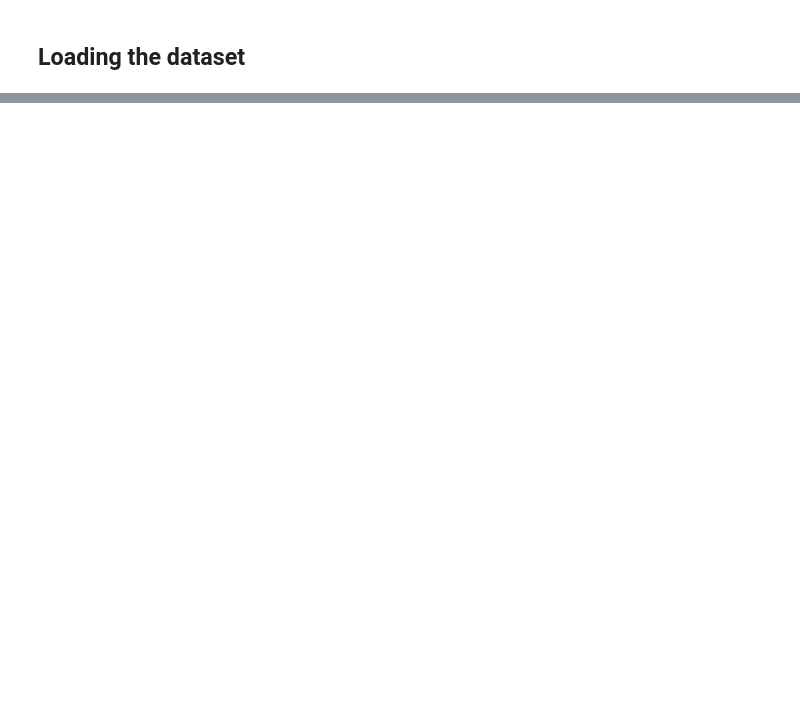
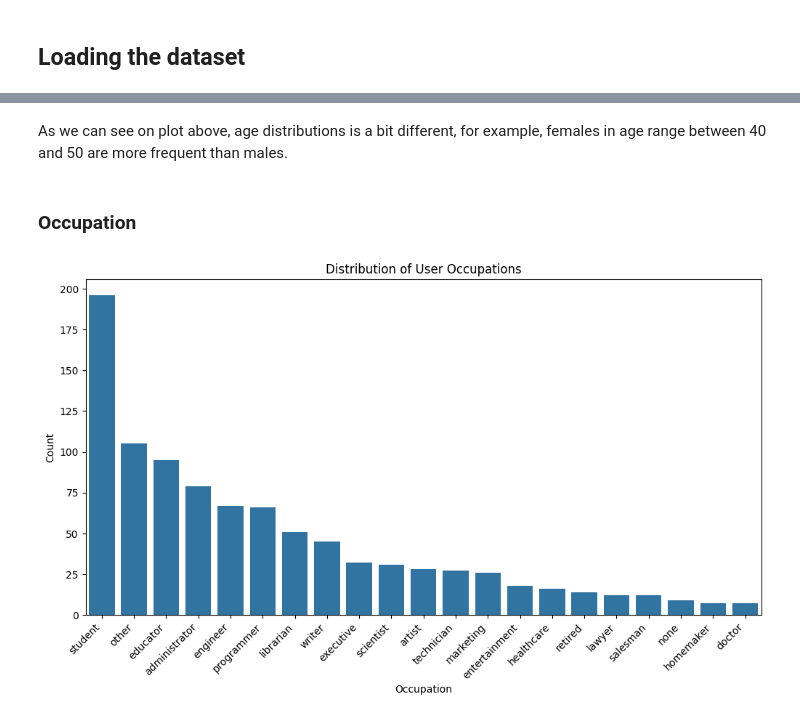
Before and after one commit to eivankin/movie-recommender-system, a Jupyter notebook: notebooks/1.0-eda.ipynb, the cells around one changed output, grey strips where cells are left out. Saved outputs shown, nothing was run; the diff lists cells and outputs as text; code cells hidden in the pictures; blank space fills up the shorter version.

```diff
--- a/notebooks/1.0-eda.ipynb
+++ b/notebooks/1.0-eda.ipynb
@@ -20,0 +123,16 @@ TODO: make separate notebook/script for preprocessing
+# %% [markdown]
+As we can see on plot above, age distributions is a bit different, for example, females in age range between 40 and 50 are more frequent than males.
+# %% [markdown]
+### Occupation
+# %%
+plt.figure(figsize=(12, 6))
+sns.countplot(
+    x="occupation", data=users_df, order=users_df["occupation"].value_counts().index
+)
+plt.title("Distribution of User Occupations")
+plt.xlabel("Occupation")
+plt.ylabel("Count")
+plt.xticks(rotation=45, ha="right")
+plt.show()
+# %% [output]
+[figure, added]
```
Also changed, not shown: parts of 47 cells of this notebook, 4 other files.
